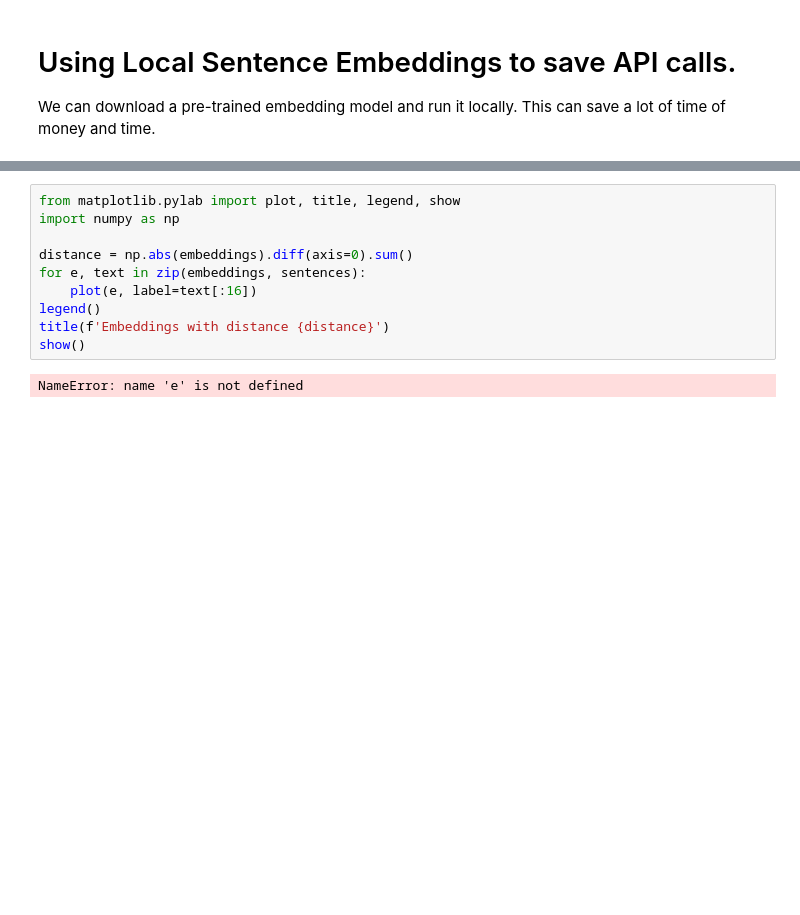
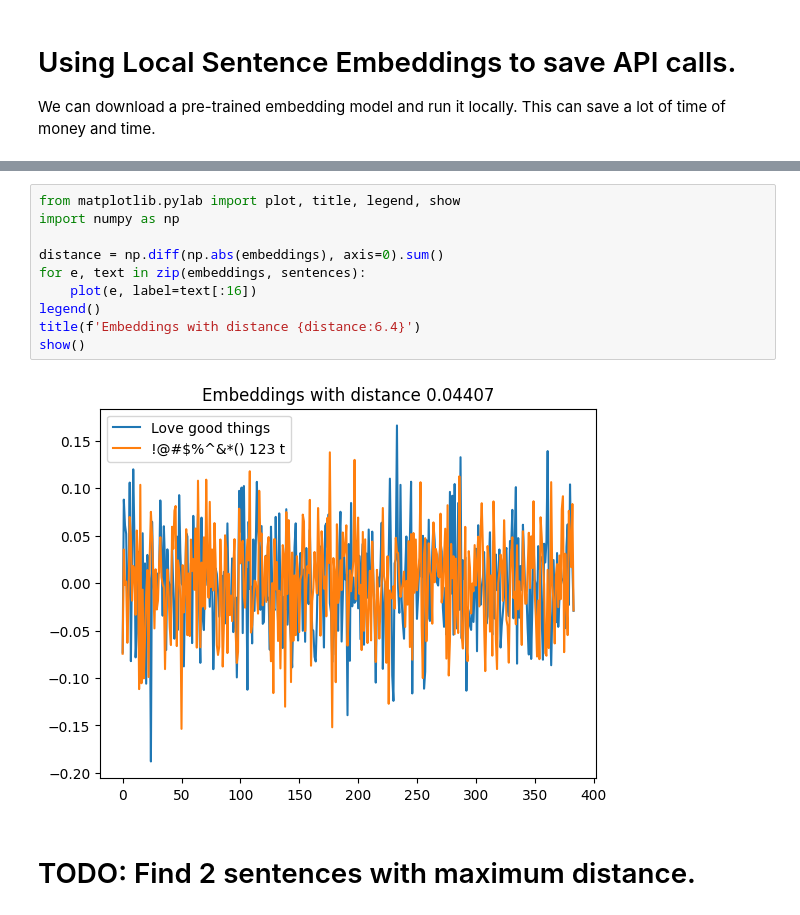
Before and after one commit to omrijsharon/azure-openai-in-a-day-workshop, a Jupyter notebook: exercises/03_using_a_local_embedder.ipynb, the cells around one changed output, grey strips where cells are left out. Cells and saved outputs as stored; diff of their text form; blank space fills up the shorter version.

```diff
--- a/exercises/03_using_a_local_embedder.ipynb
+++ b/exercises/03_using_a_local_embedder.ipynb
@@ -19,12 +23,14 @@ Got embeddings with shape (2, 384)
 # %%
 from matplotlib.pylab import plot, title, legend, show
 import numpy as np
 
-distance = np.abs(embeddings).diff(axis=0).sum()
+distance = np.diff(np.abs(embeddings), axis=0).sum()
 for e, text in zip(embeddings, sentences):
     plot(e, label=text[:16])
 legend()
-title(f'Embeddings with distance {distance}')
+title(f'Embeddings with distance {distance:6.4}')
 show()
 # %% [output]
-NameError: name 'e' is not defined
+[figure, added]
+# %% [markdown]
+# TODO: Find 2 sentences with maximum distance.
```
Also changed, not shown: parts of 2 cells of this notebook.
